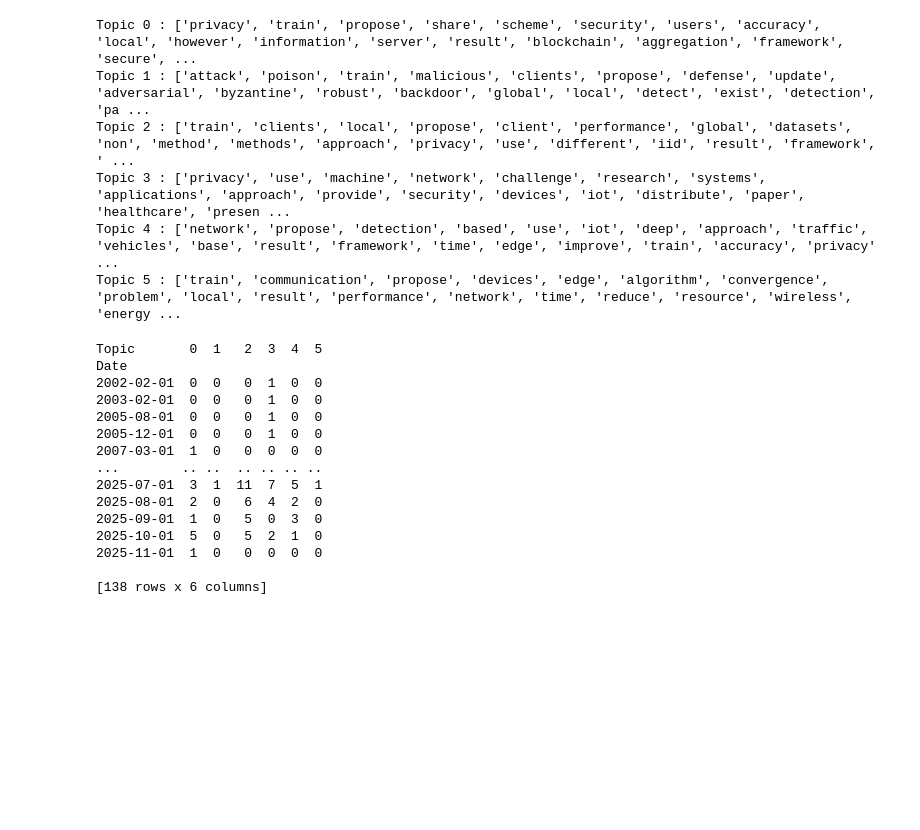
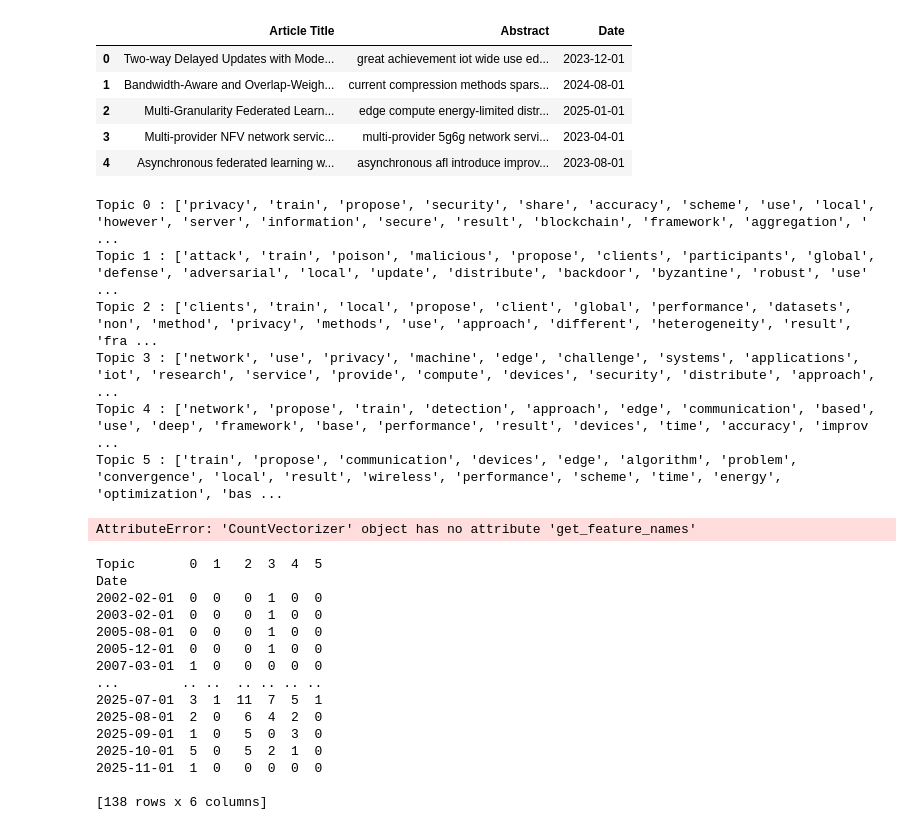
Before and after one commit to topaz11100/25_1_TM, a Jupyter notebook: 과제/code/lda.ipynb, the cells around one changed output. Saved outputs shown, nothing was run; the diff lists cells and outputs as text; code cells hidden in the pictures; blank space fills up the shorter version.

```diff
--- a/과제/code/lda.ipynb
+++ b/과제/code/lda.ipynb
@@ -29,2 +33,12 @@ def model_set_train(data, topic_count=5):
+# %%
+x, y = split_data(PATH, TEST)
+y
+# %% [output]
+|  | Article Title | Abstract | Date |
+| 0 | Two-way Delayed Updates with Mode... | great achievement iot wide use ed... | 2023-12-01 |
+| 1 | Bandwidth-Aware and Overlap-Weigh... | current compression methods spars... | 2024-08-01 |
+| 2 | Multi-Granularity Federated Learn... | edge compute energy-limited distr... | 2025-01-01 |
+| 3 | Multi-provider NFV network servic... | multi-provider 5g6g network servi... | 2023-04-01 |
+| 4 | Asynchronous federated learning w... | asynchronous afl introduce improv... | 2023-08-01 |
 # %%
 x, y = split_data(PATH, TEST)
@@ -32,19 +46,21 @@ model, topic, vectorizer = model_set_train(x['Abstract'], TOPIC)
 # %%
-# 단어 집합. 1,000개의 단어가 저장됨.
-terms = vectorizer.get_feature_names_out()
+def print_topic_word(lda_result, vocap, n=20):
+    for idx, topic in enumerate(lda_result):
+        print(f"Topic {idx} :", [vocap[i] for i in topic.argsort()[::-1][:n]])
 
-def get_topics(components, feature_names, n=20):
-    for idx, topic in enumerate(components):
-        print(f"Topic {idx} :", [feature_names[i] for i in topic.argsort()[:-n - 1:-1]])
-
-get_topics(model.components_, terms)
+print_topic_word(model.components_, vocap.get_feature_names_out())
 # %% [output]
-Topic 0 : ['privacy', 'train', 'propose', 'share', 'scheme', 'security', 'users', 'accuracy', 'local', 'however', 'information', 'server', 'result', 'blockchain', 'aggregation', 'framework', 'secure', ...
-Topic 1 : ['attack', 'poison', 'train', 'malicious', 'clients', 'propose', 'defense', 'update', 'adversarial', 'byzantine', 'robust', 'backdoor', 'global', 'local', 'detect', 'exist', 'detection', 'pa ...
-Topic 2 : ['train', 'clients', 'local', 'propose', 'client', 'performance', 'global', 'datasets', 'non', 'method', 'methods', 'approach', 'privacy', 'use', 'different', 'iid', 'result', 'framework', ' ...
-Topic 3 : ['privacy', 'use', 'machine', 'network', 'challenge', 'research', 'systems', 'applications', 'approach', 'provide', 'security', 'devices', 'iot', 'distribute', 'paper', 'healthcare', 'presen ...
-Topic 4 : ['network', 'propose', 'detection', 'based', 'use', 'iot', 'deep', 'approach', 'traffic', 'vehicles', 'base', 'result', 'framework', 'time', 'edge', 'improve', 'train', 'accuracy', 'privacy' ...
-Topic 5 : ['train', 'communication', 'propose', 'devices', 'edge', 'algorithm', 'convergence', 'problem', 'local', 'result', 'performance', 'network', 'time', 'reduce', 'resource', 'wireless', 'energy ...
+Topic 0 : ['privacy', 'train', 'propose', 'security', 'share', 'accuracy', 'scheme', 'use', 'local', 'however', 'server', 'information', 'secure', 'result', 'blockchain', 'framework', 'aggregation', ' ...
+Topic 1 : ['attack', 'train', 'poison', 'malicious', 'propose', 'clients', 'participants', 'global', 'defense', 'adversarial', 'local', 'update', 'distribute', 'backdoor', 'byzantine', 'robust', 'use' ...
+Topic 2 : ['clients', 'train', 'local', 'propose', 'client', 'global', 'performance', 'datasets', 'non', 'method', 'privacy', 'methods', 'use', 'approach', 'different', 'heterogeneity', 'result', 'fra ...
+Topic 3 : ['network', 'use', 'privacy', 'machine', 'edge', 'challenge', 'systems', 'applications', 'iot', 'research', 'service', 'provide', 'compute', 'devices', 'security', 'distribute', 'approach',  ...
+Topic 4 : ['network', 'propose', 'train', 'detection', 'approach', 'edge', 'communication', 'based', 'use', 'deep', 'framework', 'base', 'performance', 'result', 'devices', 'time', 'accuracy', 'improv ...
+Topic 5 : ['train', 'propose', 'communication', 'devices', 'edge', 'algorithm', 'problem', 'convergence', 'local', 'result', 'wireless', 'performance', 'scheme', 'time', 'energy', 'optimization', 'bas ...
+# %%
+vis_data = pyLDAvis.sklearn.prepare(model, x['Abstract'], vocap)
+pyLDAvis.display(vis_data)
+# %% [output]
+AttributeError: 'CountVectorizer' object has no attribute 'get_feature_names'
 # %%
 def cold_hot_plot(data, topic_count, lda_result, fig_size):
     df = pd.DataFrame({'Date': data['Date'], 'Topic': lda_result.argmax(axis = 1)})
```
Also changed, not shown: parts of 4 cells of this notebook, 4 other files.
